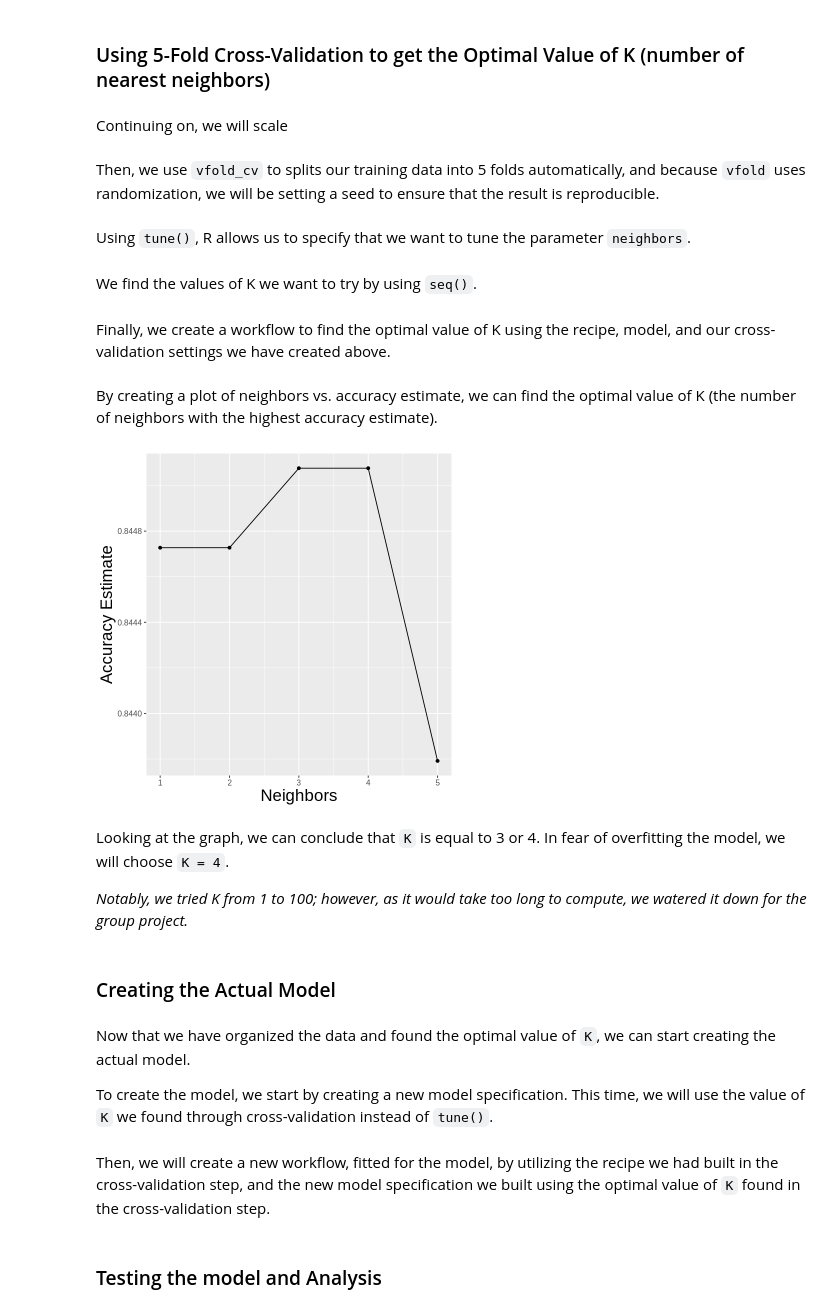
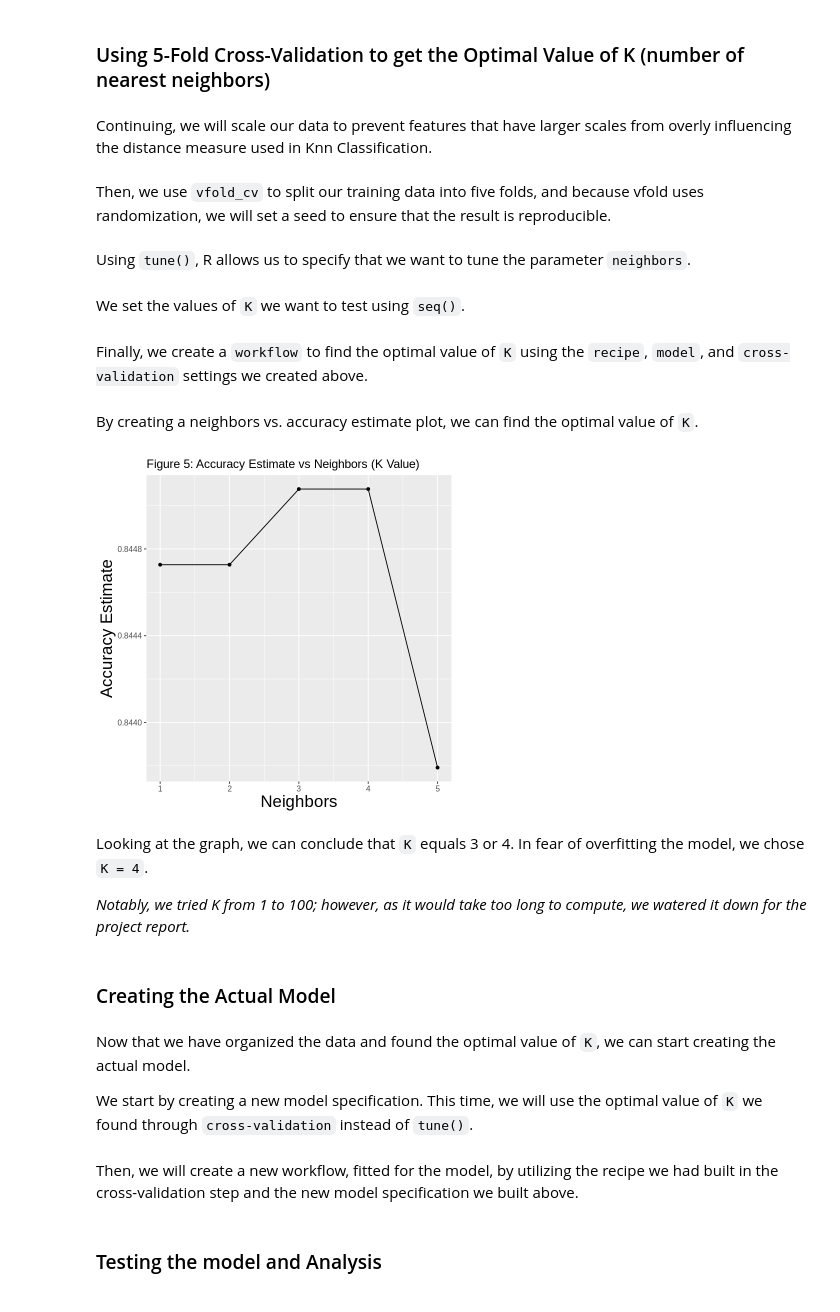
Before and after one commit to BriHan-Tech/phishing-detection, a Jupyter notebook: Group Project.ipynb, the cells around one changed output. Drawn from its saved outputs; the diff is of its cells as text; code cells hidden in the pictures.

Commit message:
Finished Project

````diff
--- a/Group Project.ipynb
+++ b/Group Project.ipynb
@@ -209,0 +217,2 @@ Continuing on, we will split the data into training and testing data sets with t
+# %%
+cleaned_phishing_data <- na.omit(cleaned_phishing_data)
@@ -238,13 +322,13 @@ As our bar graph shows, the bars of phishing and legitimate URLs are equal lengt
 # %% [markdown]
 ### Using 5-Fold Cross-Validation to get the Optimal Value of K (number of nearest neighbors)
 # %% [markdown]
-Continuing on, we will scale
+Continuing, we will scale our data to prevent features that have larger scales from overly influencing the distance measure used in Knn Classification.
 # %%
 phishing_recipe <- recipe(status ~ ., data = phishing_train) %>%
                    step_scale(all_predictors()) %>%
                    step_center(all_predictors())
 # %% [markdown]
-Then, we use ```vfold_cv``` to splits our training data into 5 folds automatically, and because ```vfold``` uses randomization, we will be setting a seed to ensure that the result is reproducible.
+Then, we use ```vfold_cv``` to split our training data into five folds, and because vfold uses randomization, we will set a seed to ensure that the result is reproducible.
 # %%
 set.seed(931)
 phishing_vfold <- vfold_cv(phishing_train, v = 5, strata = status)
@@ -256,11 +340,11 @@ knn_spec <- nearest_neighbor(weight_func = "rectangular",
             set_engine("kknn") %>%
             set_mode("classification")
 # %% [markdown]
-We find the values of K we want to try by using ```seq()```.
+We set the values of ```K``` we want to test using ```seq()```.
 # %%
 k_vals <- tibble(neighbors = seq(from = 1, to = 5, by = 1))
 # %% [markdown]
-Finally, we create a workflow to find the optimal value of K using the recipe, model, and our cross-validation settings we have created above.
+Finally, we create a ```workflow``` to find the optimal value of ```K``` using the ```recipe```, ```model```, and ```cross-validation``` settings we created above.
 # %%
 knn_results <- workflow() %>%
                add_recipe(phishing_recipe) %>%
@@ -268,39 +352,40 @@ knn_results <- workflow() %>%
                tune_grid(resamples = phishing_vfold, grid = k_vals) %>%
                collect_metrics()
 # %% [markdown]
-By creating a plot of neighbors vs. accuracy estimate, we can find the optimal value of K (the number of neighbors with the highest accuracy estimate).
+By creating a neighbors vs. accuracy estimate plot, we can find the optimal value of ```K```.
 # %%
 options(repr.plot.width = 6, repr.plot.height = 6)
 
 k_accuracies <- knn_results |>
                 filter(.metric == "accuracy")
 
 accuracy_vs_k <- ggplot(k_accuracies, aes(x = neighbors, y = mean)) +
                      geom_point() +
                      geom_line() +
                      labs(x = "Neighbors", y = "Accuracy Estimate") +
                      theme(axis.title = element_text(size = 20),
-                           text = element_text(size = 12))
+                           text = element_text(size = 12)) +
+                     ggtitle("Figure 5: Accuracy Estimate vs Neighbors (K Value)")
 
 accuracy_vs_k
 # %% [output]
-[figure, old version]
+[figure, new version]
 # %% [markdown]
-Looking at the graph, we can conclude that ```K``` is equal to 3 or 4. In fear of overfitting the model, we will choose ```K = 4```.
+Looking at the graph, we can conclude that ```K``` equals 3 or 4. In fear of overfitting the model, we chose ```K = 4```.
 
-*Notably, we tried K from 1 to 100; however, as it would take too long to compute, we watered it down for the group project.*
+*Notably, we tried K from 1 to 100; however, as it would take too long to compute, we watered it down for the project report.*
 # %% [markdown]
 ### Creating the Actual Model
 # %% [markdown]
 Now that we have organized the data and found the optimal value of ```K```, we can start creating the actual model.
 
-To create the model, we start by creating a new model specification. This time, we will use the value of ```K``` we found through cross-validation instead of ```tune()```.
+We start by creating a new model specification. This time, we will use the optimal value of ```K``` we found through ```cross-validation``` instead of ```tune()```.
 # %%
 actual_knn_spec <- nearest_neighbor(weight_func = "rectangular", neighbors = 4) %>%
                    set_engine("kknn") %>%
                    set_mode("classification")
 # %% [markdown]
-Then, we will create a new workflow, fitted for the model, by utilizing the recipe we had built in the cross-validation step, and the new model specification we built using the optimal value of ```K``` found in the cross-validation step.
+Then, we will create a new workflow, fitted for the model, by utilizing the recipe we had built in the cross-validation step and the new model specification we built above.
 # %%
 knn_fit <- workflow() %>%
            add_recipe(phishing_recipe) %>%
````
Also changed, not shown: parts of 41 cells of this notebook, 2 other files.
